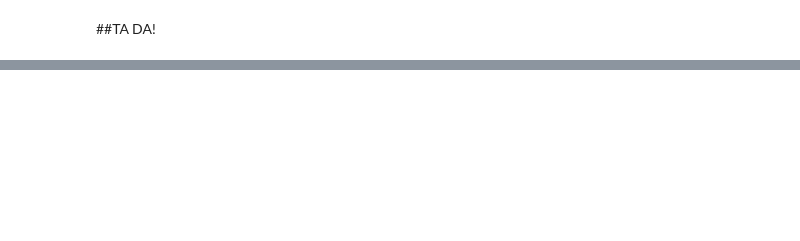
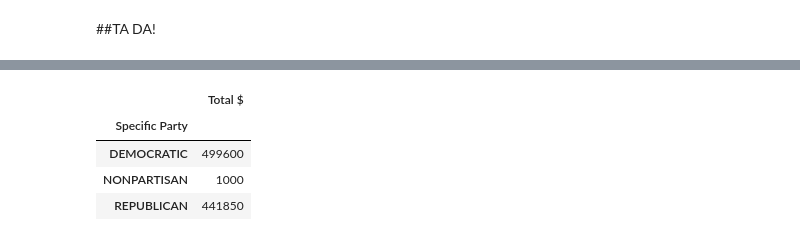
Before and after one commit to mollyboigon/california-new-car-dealers, a Jupyter notebook: california-new-car-dealers.ipynb, the cells around one changed output, grey strips where cells are left out. Drawn from its saved outputs; the diff is of its cells as text; code cells hidden in the pictures; blank space fills up the shorter version.

```diff
--- a/california-new-car-dealers.ipynb
+++ b/california-new-car-dealers.ipynb
@@ -324,0 +420,12 @@ len(df_clean)
+# %%
+# Create an explicit copy of the filtered DataFrame
+filtered_df2 = filtered_df.copy()
+
+# Then clean the Total $ column
+filtered_df2['Total $'] = pd.to_numeric(
+    filtered_df2['Total $'].str.replace('$', '').str.replace(',', ''),
+    errors='coerce'
+)
+
+# Create pivot table
+table = pd.pivot_table(filtered_df2, values='Total $', index=['Specific Party'], aggfunc="sum")
@@ -324,0 +437,20 @@ len(df_clean)
+# %%
+# If it's already numeric, we can just create the pivot table
+if pd.api.types.is_numeric_dtype(filtered_df['Total $']):
+    table = pd.pivot_table(filtered_df, values='Total $', index=['Specific Party'], aggfunc="sum")
+# else:
+#     # If it's strings, then we'll clean it
+#     filtered_df = filtered_df.copy()
+#     filtered_df['Total $'] = pd.to_numeric(
+#         filtered_df['Total $'].str.replace('$', '').str.replace(',', ''),
+#         errors='coerce'
+#     )
+#     table = pd.pivot_table(filtered_df, values='Total $', index=['Specific Party'], aggfunc="sum")
+# %%
+table
+# %% [output]
+|  | Total $ |
+| Specific Party |  |
+| DEMOCRATIC | 499600 |
+| NONPARTISAN | 1000 |
+| REPUBLICAN | 441850 |
```
Also changed, not shown: parts of 29 cells of this notebook.
